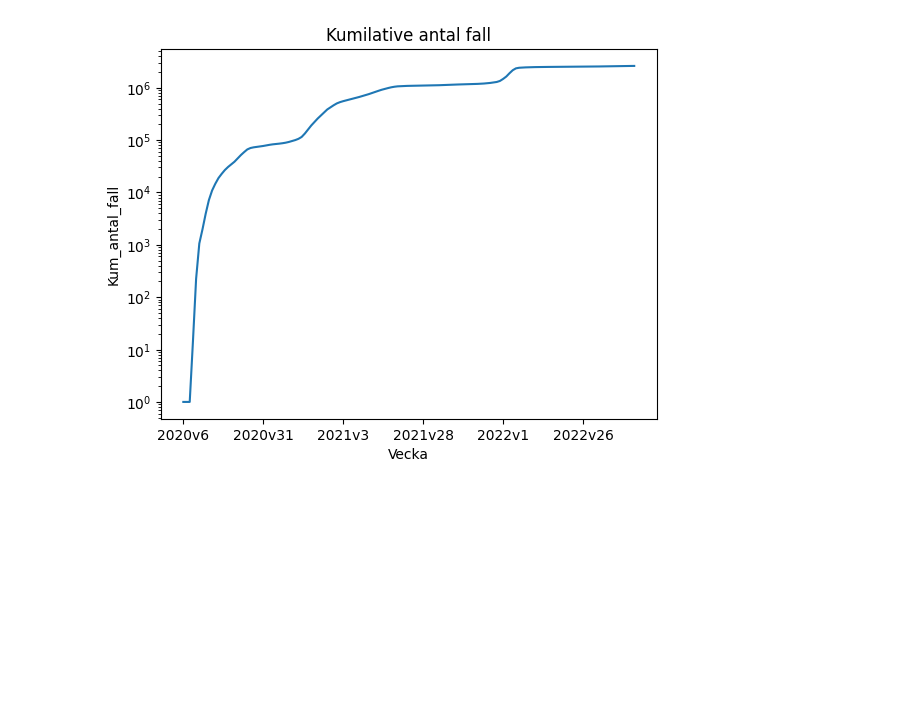
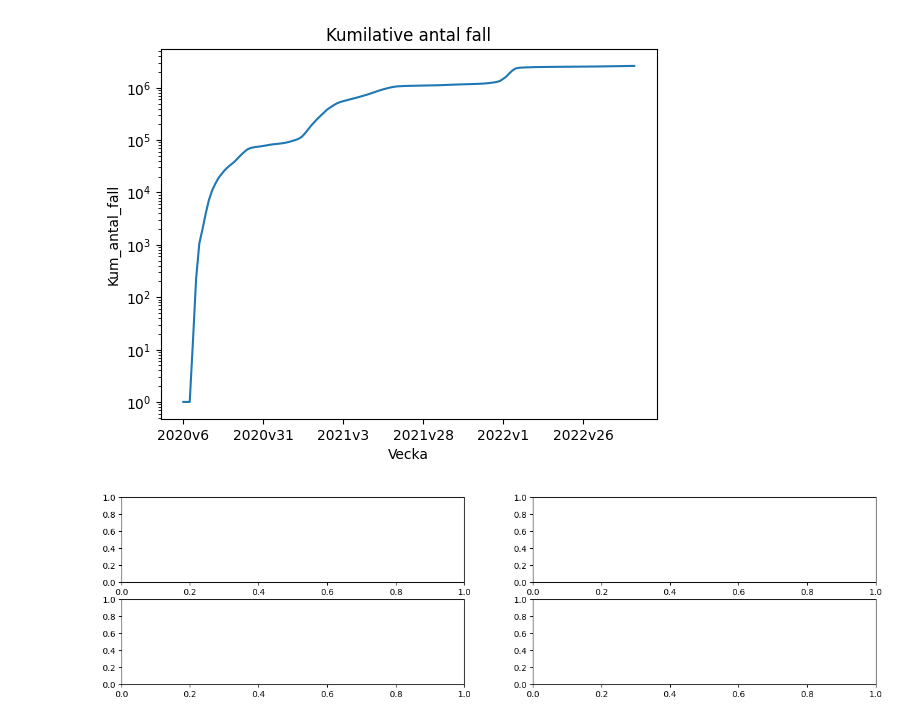
Before and after one commit to SCGlass/Data-Processing-Sam-Glass, a Jupyter notebook: Lab_Covid/Lab_covid.ipynb, the cells around one changed output. Drawn from its saved outputs; the diff is of its cells as text; code cells hidden in the pictures; blank space fills up the shorter version.

Commit message:
trying to plot four graphs on one sheet

```diff
--- a/Lab_Covid/Lab_covid.ipynb
+++ b/Lab_Covid/Lab_covid.ipynb
@@ -153 +153,8 @@ def plot_data_single(x,y,data,title,x_label,y_label):
         ax.set_yscale("log")
+# %%
+fig, ax = plt.subplots(2,2, figsize = (16,4))
+
+data = df_covid_week_sweden
+y_columns = ["Antal_avlidna_vecka","Antal_fall_vecka" ]
+# %% [output]
+[figure, added]
```
Also changed, not shown: parts of 1 cell of this notebook.
